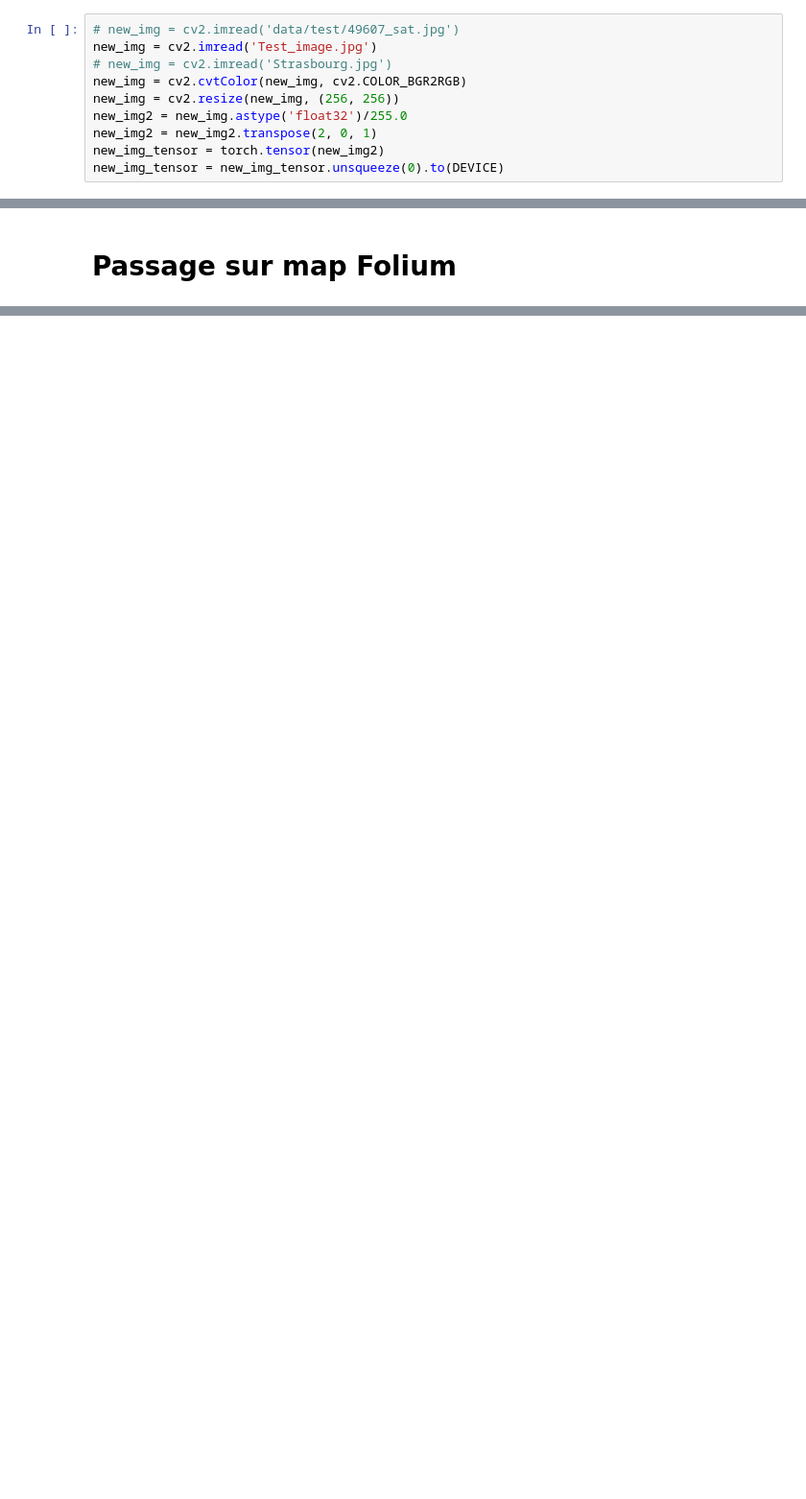
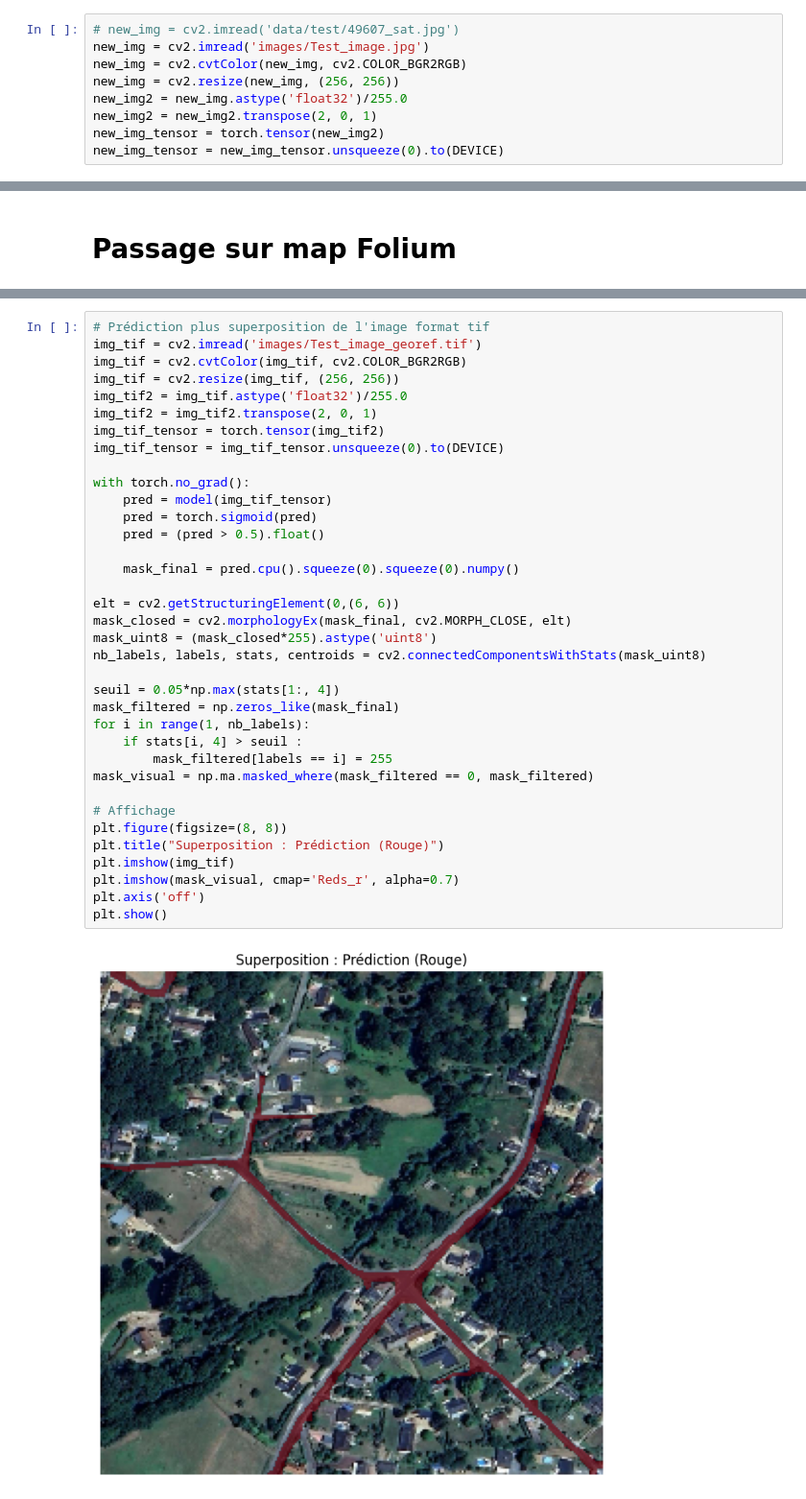
Before and after one commit to Nathan-Houel/Road-Extraction, a Jupyter notebook: Exploration.ipynb, the cells around one changed output, grey strips where cells are left out. Shown at 96% size. Drawn from its saved outputs; the diff is of its cells as text; blank space fills up the shorter version.

```diff
--- a/Exploration.ipynb
+++ b/Exploration.ipynb
@@ -217,8 +217,7 @@ Score IoU =  0.76308817
 # **Test avec nouvelle image**
 # %%
 # new_img = cv2.imread('data/test/49607_sat.jpg')
-new_img = cv2.imread('Test_image.jpg')
-# new_img = cv2.imread('Strasbourg.jpg')
+new_img = cv2.imread('images/Test_image.jpg')
 new_img = cv2.cvtColor(new_img, cv2.COLOR_BGR2RGB)
 new_img = cv2.resize(new_img, (256, 256))
 new_img2 = new_img.astype('float32')/255.0
@@ -314,0 +346,38 @@ plt.show()
+# %%
+# Prédiction plus superposition de l'image format tif
+img_tif = cv2.imread('images/Test_image_georef.tif')
+img_tif = cv2.cvtColor(img_tif, cv2.COLOR_BGR2RGB)
+img_tif = cv2.resize(img_tif, (256, 256))
+img_tif2 = img_tif.astype('float32')/255.0
+img_tif2 = img_tif2.transpose(2, 0, 1)
+img_tif_tensor = torch.tensor(img_tif2)
+img_tif_tensor = img_tif_tensor.unsqueeze(0).to(DEVICE)
+
+with torch.no_grad():
+    pred = model(img_tif_tensor)
+    pred = torch.sigmoid(pred)
+    pred = (pred > 0.5).float()
+
+    mask_final = pred.cpu().squeeze(0).squeeze(0).numpy()
+
+elt = cv2.getStructuringElement(0,(6, 6))
+mask_closed = cv2.morphologyEx(mask_final, cv2.MORPH_CLOSE, elt)
+mask_uint8 = (mask_closed*255).astype('uint8')
+nb_labels, labels, stats, centroids = cv2.connectedComponentsWithStats(mask_uint8)
+
+seuil = 0.05*np.max(stats[1:, 4])
+mask_filtered = np.zeros_like(mask_final)
+for i in range(1, nb_labels):
+    if stats[i, 4] > seuil :
+        mask_filtered[labels == i] = 255
+mask_visual = np.ma.masked_where(mask_filtered == 0, mask_filtered)
+
+# Affichage
+plt.figure(figsize=(8, 8))
+plt.title("Superposition : Prédiction (Rouge)")
+plt.imshow(img_tif)
+plt.imshow(mask_visual, cmap='Reds_r', alpha=0.7)
+plt.axis('off')
+plt.show()
+# %% [output]
+[figure, added]
```
Also changed, not shown: parts of 14 cells of this notebook, 9 other files.
